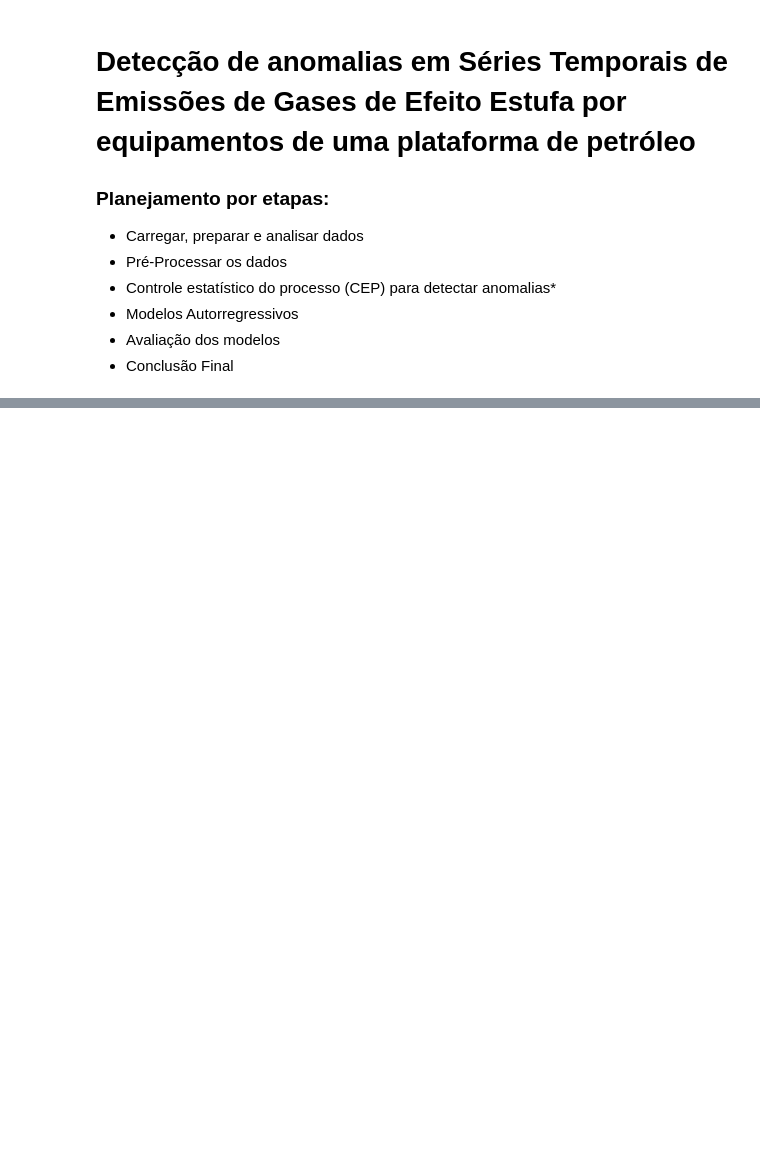
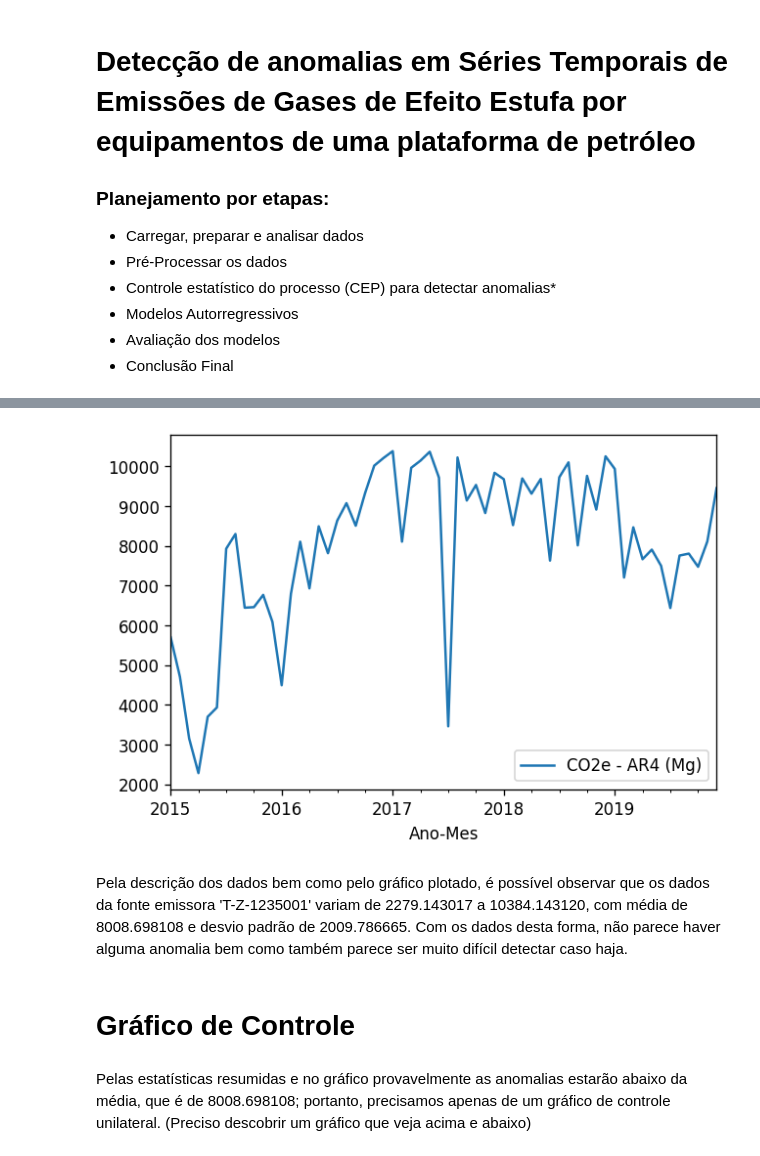
Before and after one commit to cobridi/detecao-anomalias-emissoes, a Jupyter notebook: deteção_anomalia_emissoes.ipynb, the cells around one changed output, grey strips where cells are left out. Saved outputs shown, nothing was run; the diff lists cells and outputs as text; code cells hidden in the pictures; blank space fills up the shorter version.

```diff
--- a/deteção_anomalia_emissoes.ipynb
+++ b/deteção_anomalia_emissoes.ipynb
@@ -36,0 +293,2 @@ Finalizado no GitHub até 30/12/2020.
+# %%
+newdf_fonte1 = pd.read_csv('fonte1.csv', parse_dates=True, index_col=0)
@@ -36,0 +317,12 @@ Finalizado no GitHub até 30/12/2020.
+# %%
+plt.figure(dpi=120)
+newdf_fonte1.plot(ax=plt.gca())
+plt.show();
+# %% [output]
+[figure, added]
+# %% [markdown]
+Pela descrição dos dados bem como pelo gráfico plotado, é possível observar que os dados da fonte emissora 'T-Z-1235001' variam de 2279.143017 a 10384.143120, com média de 8008.698108 e desvio padrão de 2009.786665. Com os dados desta forma, não parece haver alguma anomalia bem como também parece ser muito difícil detectar caso haja.
+# %% [markdown]
+# Gráfico de Controle
+# %% [markdown]
+Pelas estatísticas resumidas e no gráfico provavelmente as anomalias estarão abaixo da média, que é de 8008.698108; portanto, precisamos apenas de um gráfico de controle unilateral. (Preciso descobrir um gráfico que veja acima e abaixo)
```
Also changed, not shown: parts of 74 cells of this notebook.
